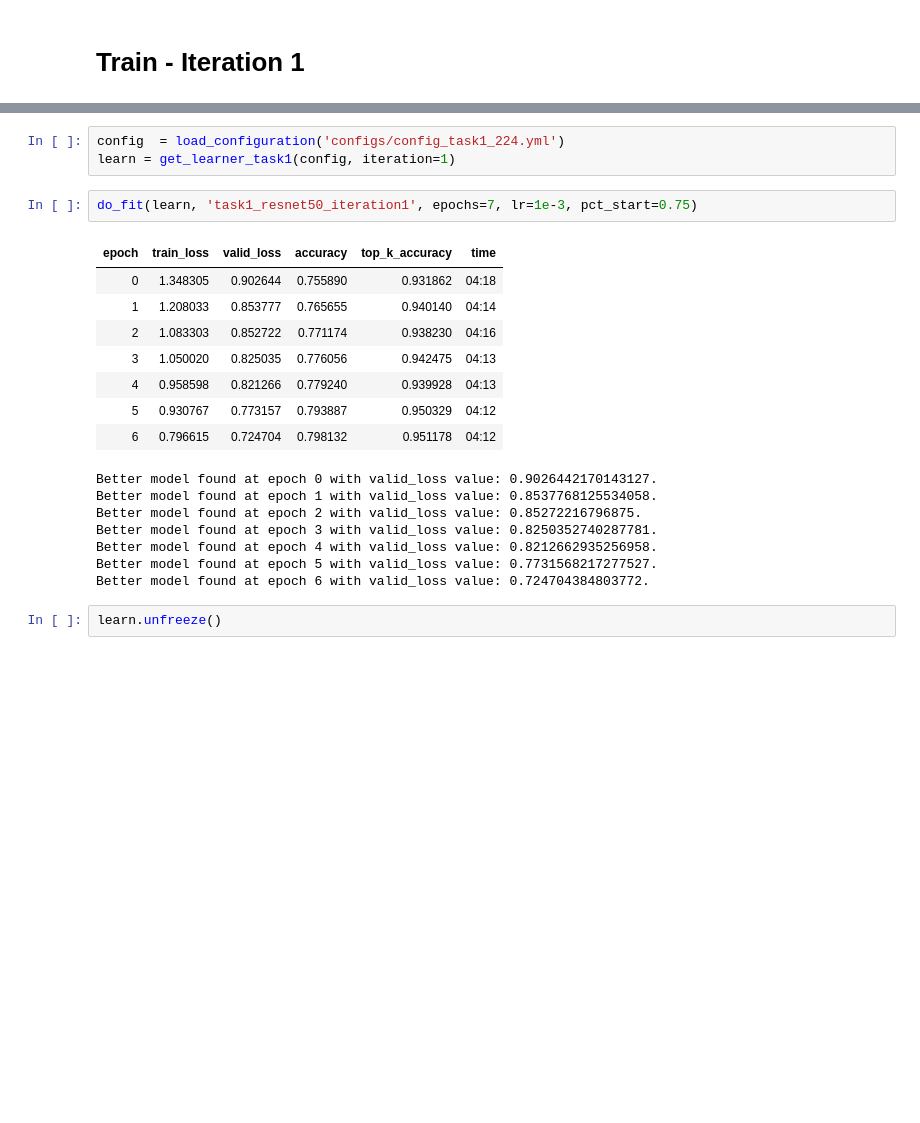
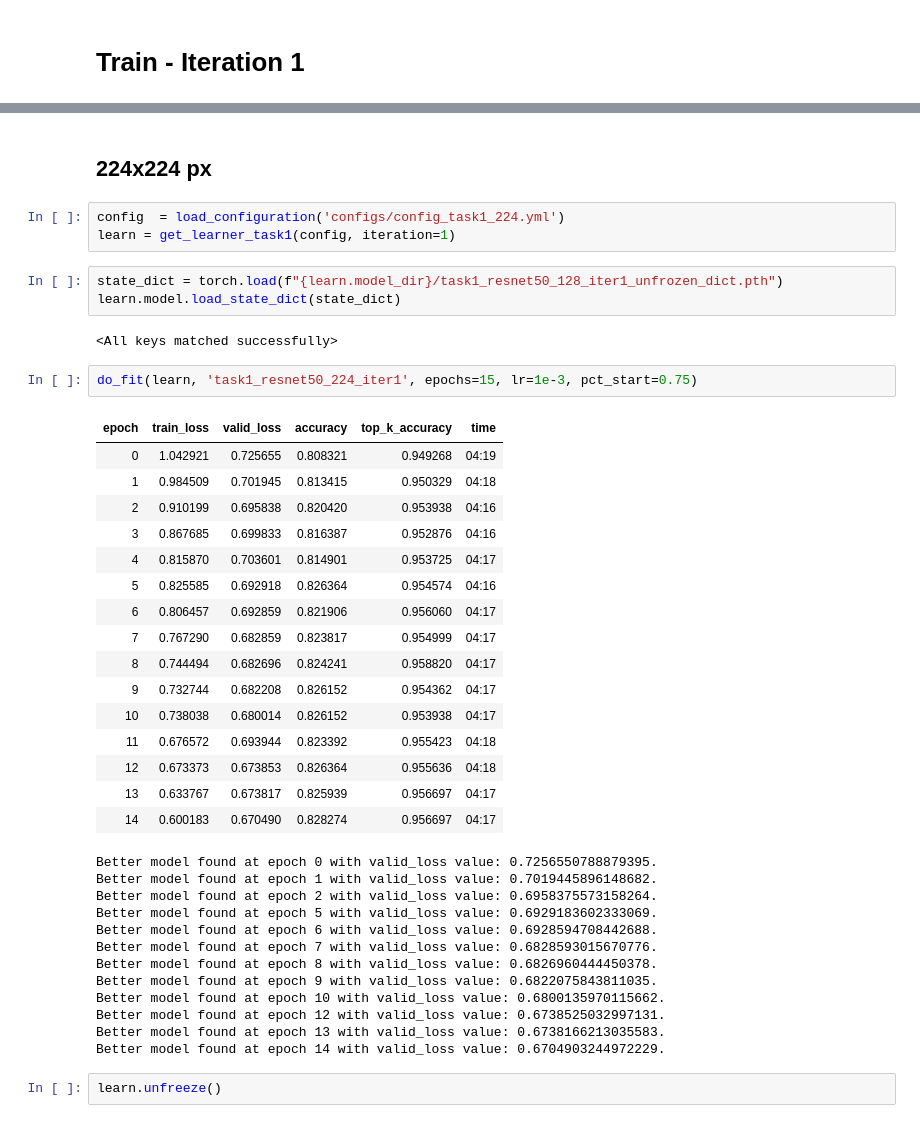
Before and after one commit to Andrei-d6/AAIT-HW2, a Jupyter notebook: Task1.ipynb, the cells around one changed output, grey strips where cells are left out. Saved outputs shown, nothing was run; the diff lists cells and outputs as text; blank space fills up the shorter version.

```diff
--- a/Task1.ipynb
+++ b/Task1.ipynb
@@ -60,24 +172,44 @@ save_preds(learn, config)
+# %% [markdown]
+## 224x224 px
 # %%
 config  = load_configuration('configs/config_task1_224.yml')
 learn = get_learner_task1(config, iteration=1)
+# %%
+state_dict = torch.load(f"{learn.model_dir}/task1_resnet50_128_iter1_unfrozen_dict.pth")
+learn.model.load_state_dict(state_dict)
+# %% [output]
+<All keys matched successfully>
 # %%
-do_fit(learn, 'task1_resnet50_iteration1', epochs=7, lr=1e-3, pct_start=0.75)
+do_fit(learn, 'task1_resnet50_224_iter1', epochs=15, lr=1e-3, pct_start=0.75)
 # %% [output]
 | epoch | train_loss | valid_loss | accuracy | top_k_accuracy | time |
-| 0 | 1.348305 | 0.902644 | 0.755890 | 0.931862 | 04:18 |
-| 1 | 1.208033 | 0.853777 | 0.765655 | 0.940140 | 04:14 |
-| 2 | 1.083303 | 0.852722 | 0.771174 | 0.938230 | 04:16 |
-| 3 | 1.050020 | 0.825035 | 0.776056 | 0.942475 | 04:13 |
-| 4 | 0.958598 | 0.821266 | 0.779240 | 0.939928 | 04:13 |
-| 5 | 0.930767 | 0.773157 | 0.793887 | 0.950329 | 04:12 |
-| 6 | 0.796615 | 0.724704 | 0.798132 | 0.951178 | 04:12 |
+| 0 | 1.042921 | 0.725655 | 0.808321 | 0.949268 | 04:19 |
+| 1 | 0.984509 | 0.701945 | 0.813415 | 0.950329 | 04:18 |
+| 2 | 0.910199 | 0.695838 | 0.820420 | 0.953938 | 04:16 |
+| 3 | 0.867685 | 0.699833 | 0.816387 | 0.952876 | 04:16 |
+| 4 | 0.815870 | 0.703601 | 0.814901 | 0.953725 | 04:17 |
+| 5 | 0.825585 | 0.692918 | 0.826364 | 0.954574 | 04:16 |
+| 6 | 0.806457 | 0.692859 | 0.821906 | 0.956060 | 04:17 |
+| 7 | 0.767290 | 0.682859 | 0.823817 | 0.954999 | 04:17 |
+| 8 | 0.744494 | 0.682696 | 0.824241 | 0.958820 | 04:17 |
+| 9 | 0.732744 | 0.682208 | 0.826152 | 0.954362 | 04:17 |
+| 10 | 0.738038 | 0.680014 | 0.826152 | 0.953938 | 04:17 |
+| 11 | 0.676572 | 0.693944 | 0.823392 | 0.955423 | 04:18 |
+| 12 | 0.673373 | 0.673853 | 0.826364 | 0.955636 | 04:18 |
+| 13 | 0.633767 | 0.673817 | 0.825939 | 0.956697 | 04:17 |
+| 14 | 0.600183 | 0.670490 | 0.828274 | 0.956697 | 04:17 |
-Better model found at epoch 0 with valid_loss value: 0.9026442170143127.
-Better model found at epoch 1 with valid_loss value: 0.8537768125534058.
-Better model found at epoch 2 with valid_loss value: 0.85272216796875.
-Better model found at epoch 3 with valid_loss value: 0.8250352740287781.
-Better model found at epoch 4 with valid_loss value: 0.8212662935256958.
-Better model found at epoch 5 with valid_loss value: 0.7731568217277527.
-Better model found at epoch 6 with valid_loss value: 0.724704384803772.
+Better model found at epoch 0 with valid_loss value: 0.7256550788879395.
+Better model found at epoch 1 with valid_loss value: 0.7019445896148682.
+Better model found at epoch 2 with valid_loss value: 0.6958375573158264.
+Better model found at epoch 5 with valid_loss value: 0.6929183602333069.
+Better model found at epoch 6 with valid_loss value: 0.6928594708442688.
+Better model found at epoch 7 with valid_loss value: 0.6828593015670776.
+Better model found at epoch 8 with valid_loss value: 0.6826960444450378.
+Better model found at epoch 9 with valid_loss value: 0.6822075843811035.
+Better model found at epoch 10 with valid_loss value: 0.6800135970115662.
+Better model found at epoch 12 with valid_loss value: 0.6738525032997131.
+Better model found at epoch 13 with valid_loss value: 0.6738166213035583.
+Better model found at epoch 14 with valid_loss value: 0.6704903244972229.
 # %%
 learn.unfreeze()
 # %%
```
Also changed, not shown: parts of 68 cells of this notebook, 26 other files.
